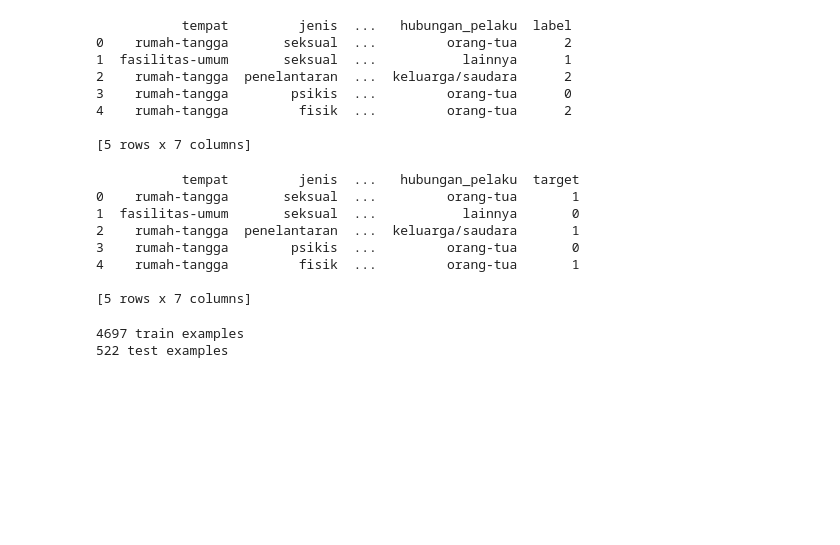
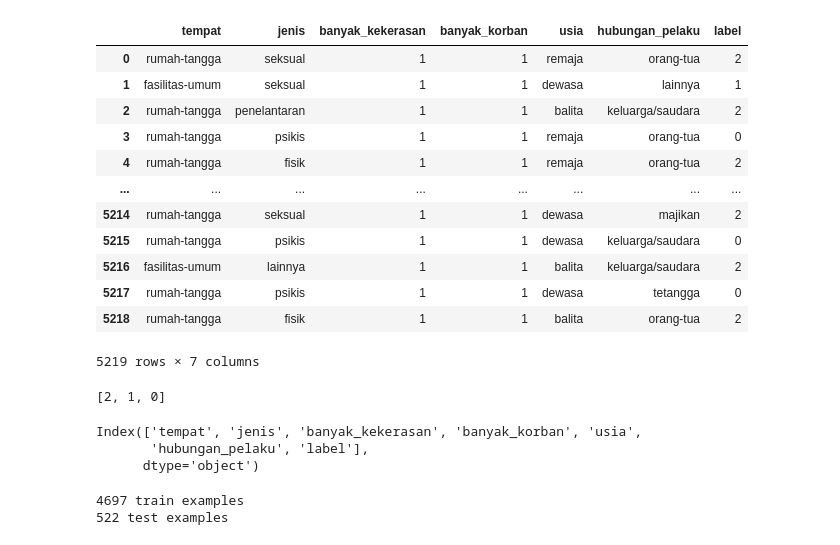
Before and after one commit to martinpdab/asapa, a Jupyter notebook: machine_learning.ipynb, the cells around one changed output. Cells and saved outputs as stored; diff of their text form; code cells hidden in the pictures; blank space fills up the shorter version.

```diff
--- a/machine_learning.ipynb
+++ b/machine_learning.ipynb
@@ -26,32 +26,31 @@ from sklearn.model_selection import train_test_split
 # %%
 URL = 'https://raw.githubusercontent.com/martinpdab/asapa/main/dataset/dataset-kasus-shuffled%20(1).csv'
 dataframe = pd.read_csv(URL)
-print(dataframe.head())
+dataframe
 # %% [output]
+|  | tempat | jenis | banyak_kekerasan | banyak_korban | usia | hubungan_pelaku | label |
+| 0 | rumah-tangga | seksual | 1 | 1 | remaja | orang-tua | 2 |
+| 1 | fasilitas-umum | seksual | 1 | 1 | dewasa | lainnya | 1 |
+| 2 | rumah-tangga | penelantaran | 1 | 1 | balita | keluarga/saudara | 2 |
+| 3 | rumah-tangga | psikis | 1 | 1 | remaja | orang-tua | 0 |
+| 4 | rumah-tangga | fisik | 1 | 1 | remaja | orang-tua | 2 |
+| ... | ... | ... | ... | ... | ... | ... | ... |
+| 5214 | rumah-tangga | seksual | 1 | 1 | dewasa | majikan | 2 |
+| 5215 | rumah-tangga | psikis | 1 | 1 | dewasa | keluarga/saudara | 0 |
+| 5216 | fasilitas-umum | lainnya | 1 | 1 | balita | keluarga/saudara | 2 |
+| 5217 | rumah-tangga | psikis | 1 | 1 | dewasa | tetangga | 0 |
+| 5218 | rumah-tangga | fisik | 1 | 1 | balita | orang-tua | 2 |
-           tempat         jenis  ...   hubungan_pelaku  label
-0    rumah-tangga       seksual  ...         orang-tua      2
-1  fasilitas-umum       seksual  ...           lainnya      1
-2    rumah-tangga  penelantaran  ...  keluarga/saudara      2
-3    rumah-tangga        psikis  ...         orang-tua      0
-4    rumah-tangga         fisik  ...         orang-tua      2
-
-[5 rows x 7 columns]
+5219 rows × 7 columns
-# %%
-dataframe['target'] = np.where(dataframe['label']==2, 1, 0)
-
-# Drop un-used columns.
-dataframe = dataframe.drop(columns=['label'])
-
-print(dataframe.head())
-# %% [output]
-           tempat         jenis  ...   hubungan_pelaku  target
-0    rumah-tangga       seksual  ...         orang-tua       1
-1  fasilitas-umum       seksual  ...           lainnya       0
-2    rumah-tangga  penelantaran  ...  keluarga/saudara       1
-3    rumah-tangga        psikis  ...         orang-tua       0
-4    rumah-tangga         fisik  ...         orang-tua       1
-
-[5 rows x 7 columns]
+# %%
+list(dataframe["label"].unique())
+# %% [output]
+[2, 1, 0]
+# %%
+dataframe.columns
+# %% [output]
+Index(['tempat', 'jenis', 'banyak_kekerasan', 'banyak_korban', 'usia',
+       'hubungan_pelaku', 'label'],
+      dtype='object')
 # %%
 train, test = train_test_split(dataframe, test_size=0.1)
 print(len(train), 'train examples')
```
Also changed, not shown: parts of 8 cells of this notebook.
